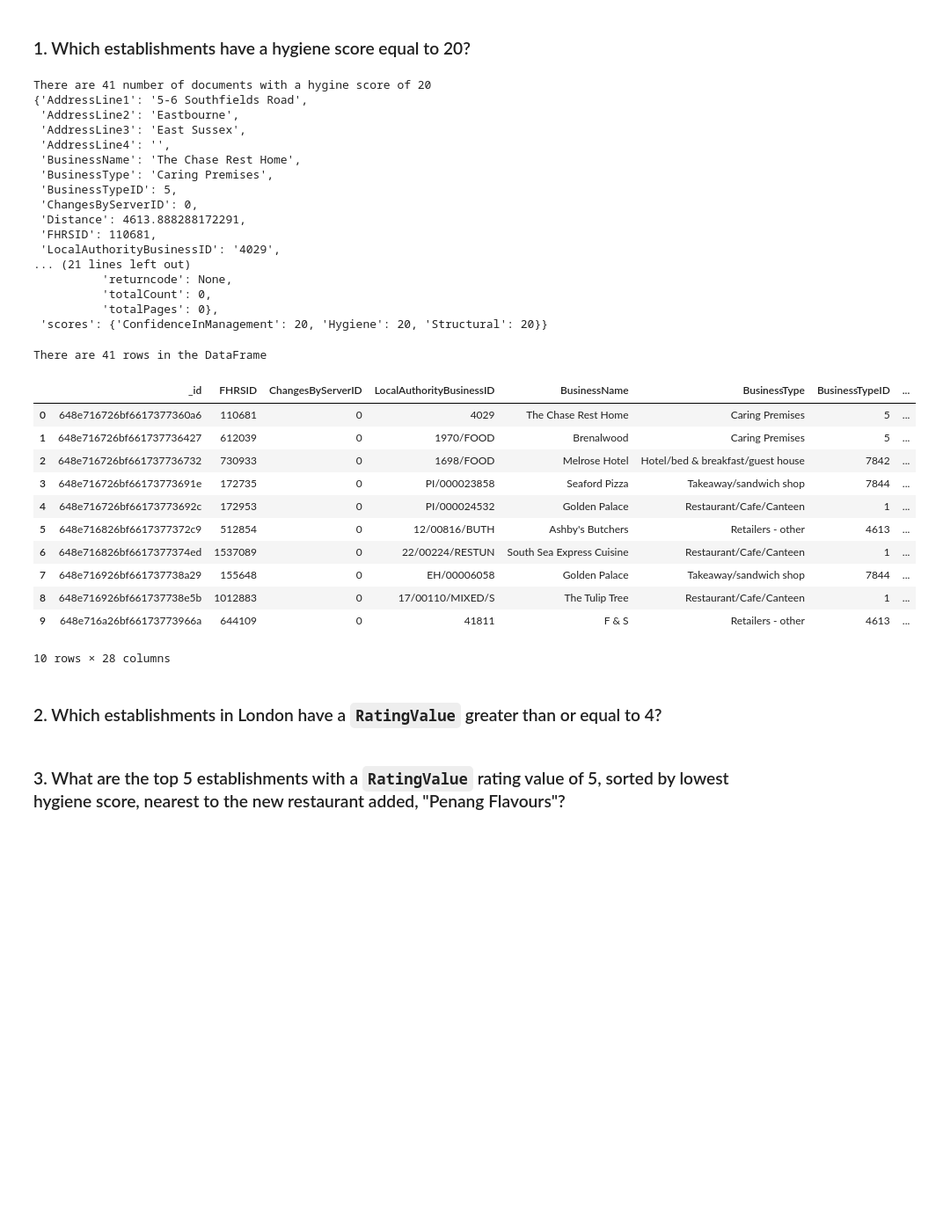
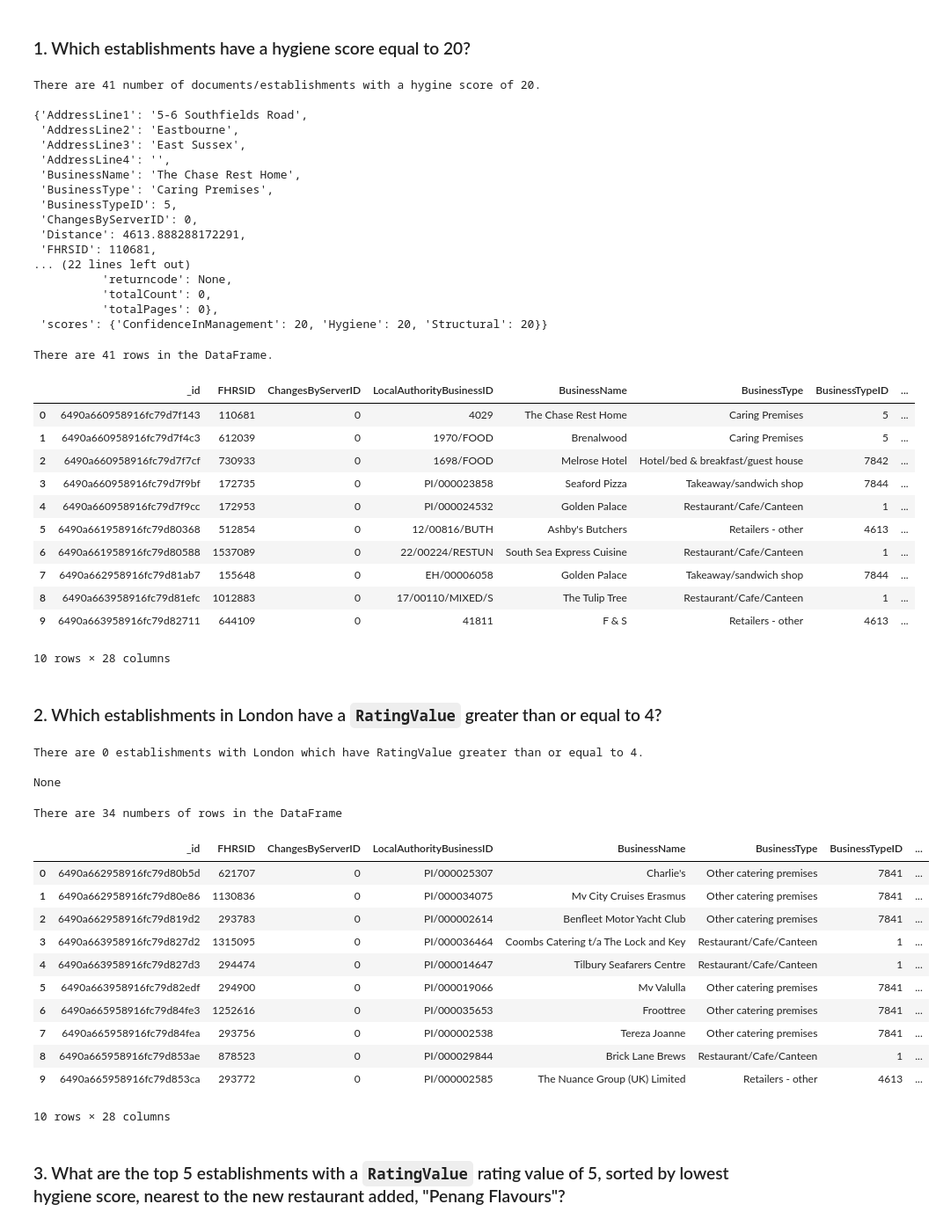
Before and after one commit to ZalakG/nosql-challenge, a Jupyter notebook: NoSQL_analysis_starter.ipynb, the cells around one changed output. Shown at 88% size. Cells and saved outputs as stored; diff of their text form; code cells hidden in the pictures; blank space fills up the shorter version.

```diff
--- a/NoSQL_analysis_starter.ipynb
+++ b/NoSQL_analysis_starter.ipynb
@@ -33,17 +33,18 @@ Unless otherwise stated, for each question:
 # Find the establishments with a hygiene score of 20
 query = {'scores.Hygiene' : {'$eq': 20}}
 
-# save results in a variable
+# save results in a variable which is later used to create DataFrame.
 result = establishments.find(query)
 
 # Use count_documents to display the number of documents in the result
 doc_count = establishments.count_documents(query)
-print(f"There are {doc_count} number of documents with a hygine score of 20")
+print(f"There are {doc_count} number of documents/establishments with a hygine score of 20.\n")
 
 # Display the first document in the results using pprint
 pprint(establishments.find_one(query))
 # %% [output]
-There are 41 number of documents with a hygine score of 20
+There are 41 number of documents/establishments with a hygine score of 20.
+
 {'AddressLine1': '5-6 Southfields Road',
  'AddressLine2': 'Eastbourne',
  'AddressLine3': 'East Sussex',
@@ -54,8 +55,7 @@ There are 41 number of documents with a hygine score of 20
  'ChangesByServerID': 0,
  'Distance': 4613.888288172291,
  'FHRSID': 110681,
- 'LocalAuthorityBusinessID': '4029',
-... (21 lines left out)
+... (22 lines left out)
           'returncode': None,
           'totalCount': 0,
           'totalPages': 0},
@@ -65,38 +65,65 @@ There are 41 number of documents with a hygine score of 20
 hygine_score_20_df = pd.DataFrame(result)
 
 # Display the number of rows in the DataFrame
-print(f"There are {len(hygine_score_20_df)} rows in the DataFrame")
+print(f"There are {len(hygine_score_20_df)} rows in the DataFrame.")
 
 # Display the first 10 rows of the DataFrame
 hygine_score_20_df.head(10)
 # %% [output]
-There are 41 rows in the DataFrame
+There are 41 rows in the DataFrame.
 |  | _id | FHRSID | ChangesByServerID | LocalAuthorityBusinessID | BusinessName | BusinessType | BusinessTypeID | ... |
-| 0 | 648e716726bf6617377360a6 | 110681 | 0 | 4029 | The Chase Rest Home | Caring Premises | 5 | ... |
-| 1 | 648e716726bf661737736427 | 612039 | 0 | 1970/FOOD | Brenalwood | Caring Premises | 5 | ... |
-| 2 | 648e716726bf661737736732 | 730933 | 0 | 1698/FOOD | Melrose Hotel | Hotel/bed & breakfast/guest house | 7842 | ... |
-| 3 | 648e716726bf66173773691e | 172735 | 0 | PI/000023858 | Seaford Pizza | Takeaway/sandwich shop | 7844 | ... |
-| 4 | 648e716726bf66173773692c | 172953 | 0 | PI/000024532 | Golden Palace | Restaurant/Cafe/Canteen | 1 | ... |
-| 5 | 648e716826bf6617377372c9 | 512854 | 0 | 12/00816/BUTH | Ashby's Butchers | Retailers - other | 4613 | ... |
-| 6 | 648e716826bf6617377374ed | 1537089 | 0 | 22/00224/RESTUN | South Sea Express Cuisine | Restaurant/Cafe/Canteen | 1 | ... |
-| 7 | 648e716926bf661737738a29 | 155648 | 0 | EH/00006058 | Golden Palace | Takeaway/sandwich shop | 7844 | ... |
-| 8 | 648e716926bf661737738e5b | 1012883 | 0 | 17/00110/MIXED/S | The Tulip Tree | Restaurant/Cafe/Canteen | 1 | ... |
-| 9 | 648e716a26bf66173773966a | 644109 | 0 | 41811 | F & S | Retailers - other | 4613 | ... |
+| 0 | 6490a660958916fc79d7f143 | 110681 | 0 | 4029 | The Chase Rest Home | Caring Premises | 5 | ... |
+| 1 | 6490a660958916fc79d7f4c3 | 612039 | 0 | 1970/FOOD | Brenalwood | Caring Premises | 5 | ... |
+| 2 | 6490a660958916fc79d7f7cf | 730933 | 0 | 1698/FOOD | Melrose Hotel | Hotel/bed & breakfast/guest house | 7842 | ... |
+| 3 | 6490a660958916fc79d7f9bf | 172735 | 0 | PI/000023858 | Seaford Pizza | Takeaway/sandwich shop | 7844 | ... |
+| 4 | 6490a660958916fc79d7f9cc | 172953 | 0 | PI/000024532 | Golden Palace | Restaurant/Cafe/Canteen | 1 | ... |
+| 5 | 6490a661958916fc79d80368 | 512854 | 0 | 12/00816/BUTH | Ashby's Butchers | Retailers - other | 4613 | ... |
+| 6 | 6490a661958916fc79d80588 | 1537089 | 0 | 22/00224/RESTUN | South Sea Express Cuisine | Restaurant/Cafe/Canteen | 1 | ... |
+| 7 | 6490a662958916fc79d81ab7 | 155648 | 0 | EH/00006058 | Golden Palace | Takeaway/sandwich shop | 7844 | ... |
+| 8 | 6490a663958916fc79d81efc | 1012883 | 0 | 17/00110/MIXED/S | The Tulip Tree | Restaurant/Cafe/Canteen | 1 | ... |
+| 9 | 6490a663958916fc79d82711 | 644109 | 0 | 41811 | F & S | Retailers - other | 4613 | ... |
 10 rows × 28 columns
 # %% [markdown]
 ### 2. Which establishments in London have a `RatingValue` greater than or equal to 4?
 # %%
 # Find the establishments with London as the Local Authority and has a RatingValue greater than or equal to 4.
-query =
+query_2 = {'LocalAuthorityName': {'$regex': 'London'}, 'RatingValue': {'$gte': '4'}}
+
+# save results in a variable to create DataFrame.
+rating_results = establishments.find(query_2)
 
 # Use count_documents to display the number of documents in the result
+doc_count_lon = establishments.count_documents(query_2)
+print(f"There are {doc_count_lon} establishments with London which have RatingValue greater than or equal to 4.\n")
 
 # Display the first document in the results using pprint
+pprint(establishments.find_one(query_2))
+# %% [output]
+There are 0 establishments with London which have RatingValue greater than or equal to 4.
+
+None
 # %%
 # Convert the result to a Pandas DataFrame
+london_rating_gte4_df = pd.DataFrame(rating_results)
 
 # Display the number of rows in the DataFrame
+print(f"There are {len(london_rating_gte4_df)} numbers of rows in the DataFrame")
 
 # Display the first 10 rows of the DataFrame
+london_rating_gte4_df.head(10)
+# %% [output]
+There are 34 numbers of rows in the DataFrame
+|  | _id | FHRSID | ChangesByServerID | LocalAuthorityBusinessID | BusinessName | BusinessType | BusinessTypeID | ... |
+| 0 | 6490a662958916fc79d80b5d | 621707 | 0 | PI/000025307 | Charlie's | Other catering premises | 7841 | ... |
+| 1 | 6490a662958916fc79d80e86 | 1130836 | 0 | PI/000034075 | Mv City Cruises Erasmus | Other catering premises | 7841 | ... |
+| 2 | 6490a662958916fc79d819d2 | 293783 | 0 | PI/000002614 | Benfleet Motor Yacht Club | Other catering premises | 7841 | ... |
+| 3 | 6490a663958916fc79d827d2 | 1315095 | 0 | PI/000036464 | Coombs Catering t/a The Lock and Key | Restaurant/Cafe/Canteen | 1 | ... |
+| 4 | 6490a663958916fc79d827d3 | 294474 | 0 | PI/000014647 | Tilbury Seafarers Centre | Restaurant/Cafe/Canteen | 1 | ... |
+| 5 | 6490a663958916fc79d82edf | 294900 | 0 | PI/000019066 | Mv Valulla | Other catering premises | 7841 | ... |
+| 6 | 6490a665958916fc79d84fe3 | 1252616 | 0 | PI/000035653 | Froottree | Other catering premises | 7841 | ... |
+| 7 | 6490a665958916fc79d84fea | 293756 | 0 | PI/000002538 | Tereza Joanne | Other catering premises | 7841 | ... |
+| 8 | 6490a665958916fc79d853ae | 878523 | 0 | PI/000029844 | Brick Lane Brews | Restaurant/Cafe/Canteen | 1 | ... |
+| 9 | 6490a665958916fc79d853ca | 293772 | 0 | PI/000002585 | The Nuance Group (UK) Limited | Retailers - other | 4613 | ... |
+10 rows × 28 columns
 # %% [markdown]
 ### 3. What are the top 5 establishments with a `RatingValue` rating value of 5, sorted by lowest hygiene score, nearest to the new restaurant added, "Penang Flavours"?
```
Also changed, not shown: parts of 5 cells of this notebook.
